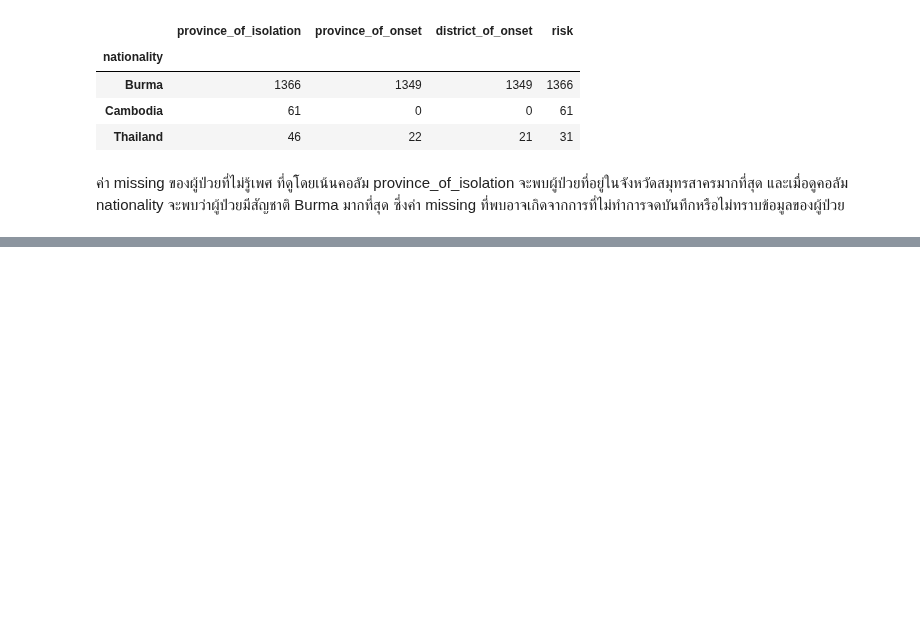
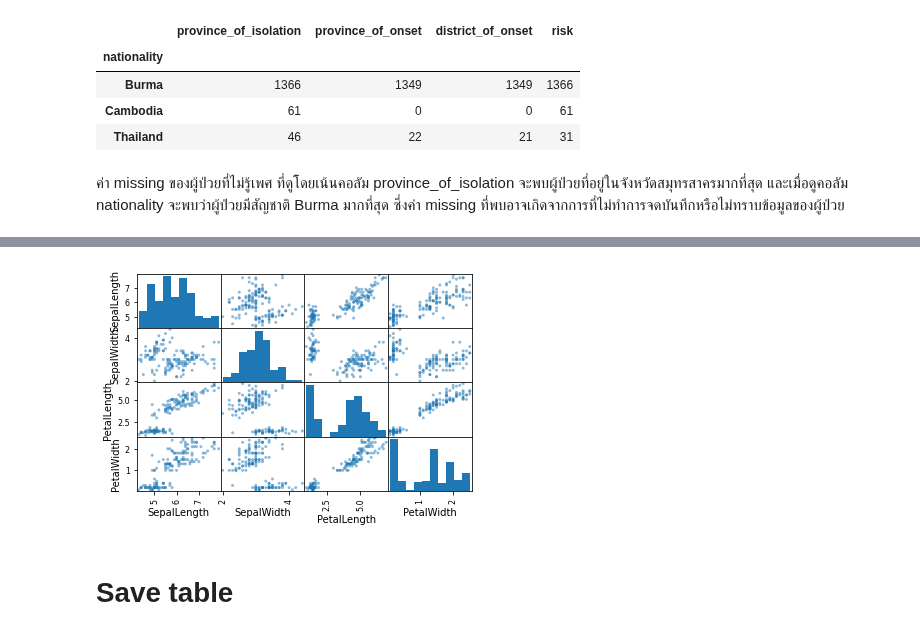
Before and after one commit to Suchirapon/data_viz, a Jupyter notebook: Pandas102.ipynb, the cells around one changed output, grey strips where cells are left out. Cells and saved outputs as stored; diff of their text form; code cells hidden in the pictures; blank space fills up the shorter version.

Commit message:
จบ save table

```diff
--- a/Pandas102.ipynb
+++ b/Pandas102.ipynb
@@ -239,0 +457,6 @@ newtable_missing.groupby('nationality').count()
+# %%
+pd.plotting.scatter_matrix(df);
+# %% [output]
+[figure, added]
+# %% [markdown]
+# Save table
```
Also changed, not shown: parts of 24 cells of this notebook.
